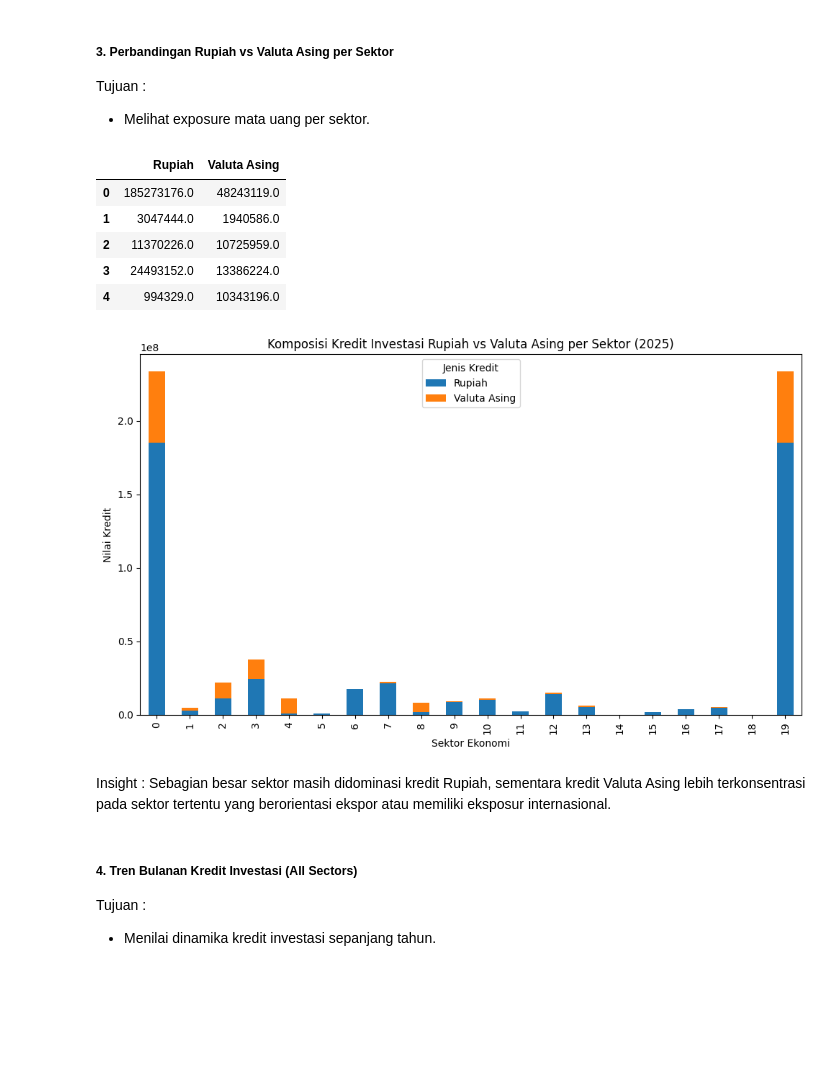
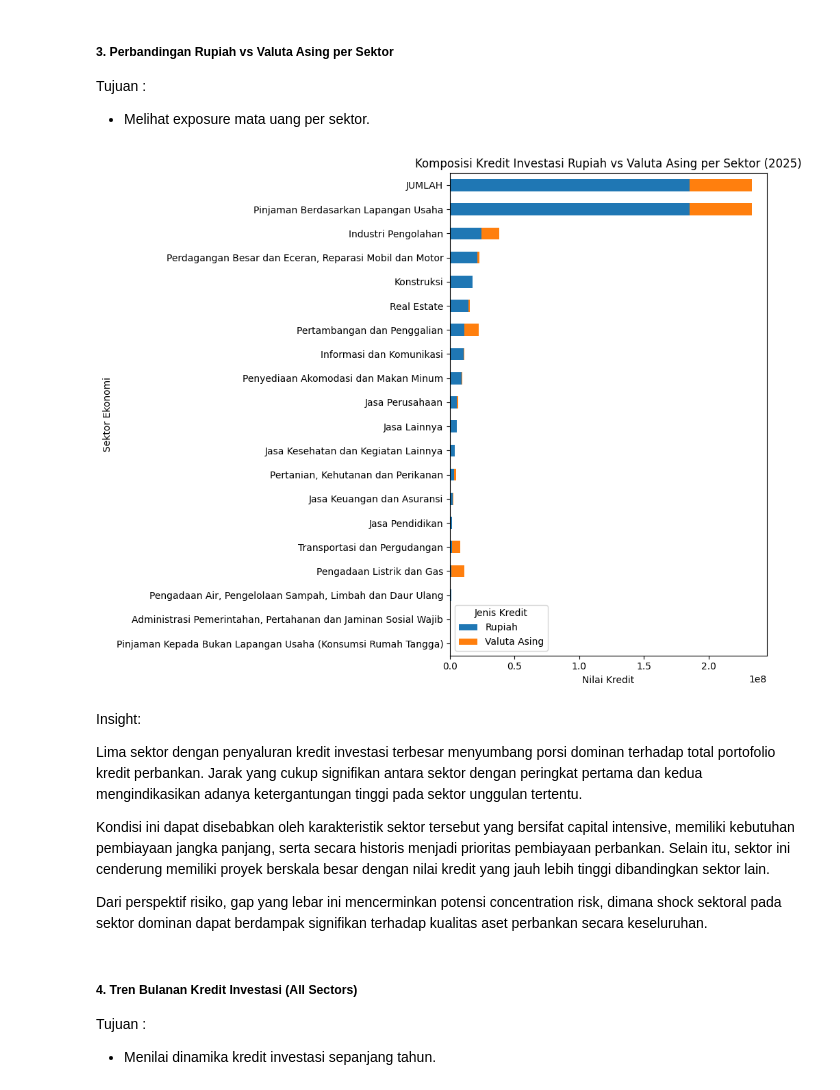
Before and after one commit to RajibKurniawan/banking-credit-sectoral-analysis-2025, a Jupyter notebook: notebook/notebook.ipynb, the cells around one changed output. Drawn from its saved outputs; the diff is of its cells as text; code cells hidden in the pictures; blank space fills up the shorter version.

```diff
--- a/notebook/notebook.ipynb
+++ b/notebook/notebook.ipynb
@@ -325,13 +325,17 @@ Kredit investasi dalam Rupiah memiliki nilai rata-rata dan total yang jauh lebih
 Tujuan:
 - Mengidentifikasi sektor ekonomi dominan.
 # %%
-# Ambil kolom tahunan
-data["Total Kredit"] = (
-    data["2025 Rupiah"]["Tahunan"] + data["2025 Valuta Asing"]["Tahunan"]
+total_kredit = data["2025 Rupiah"]["Tahunan"] + data["2025 Valuta Asing"]["Tahunan"]
+
+sector_total = pd.Series(total_kredit.values, index=data.iloc[:, 0]).sort_values(
+    ascending=True
 )
 
-# Sort sektor berdasarkan total kredit
-sector_total = data[["Total Kredit"]].sort_values(by="Total Kredit", ascending=False)
-
-sector_total.head()
+plt.figure(figsize=(10, 8))
+plt.barh(sector_total.index, sector_total.values)
+plt.title("Total Kredit Investasi per Sektor Ekonomi (2025)")
+plt.xlabel("Nilai Kredit")
+plt.ylabel("Sektor Ekonomi")
+plt.tight_layout()
+plt.show()
 # %% [output]
@@ -370,28 +355,33 @@ currency_comparison = pd.DataFrame(
     }
 )
 
-currency_comparison.head()
+# Set nama sektor sebagai index (string)
+currency_comparison.index = data.iloc[:, 0]
+
+# Urutkan agar visual lebih rapi
+currency_comparison = currency_comparison.sort_values(
+    by=["Rupiah", "Valuta Asing"], ascending=True
+)
-# %% [output]
-|  | Rupiah | Valuta Asing |
-| 0 | 185273176.0 | 48243119.0 |
-| 1 | 3047444.0 | 1940586.0 |
-| 2 | 11370226.0 | 10725959.0 |
-| 3 | 24493152.0 | 13386224.0 |
-| 4 | 994329.0 | 10343196.0 |
 # %%
-# Visualisasi
+# Visualisasi horizontal stacked bar
+currency_comparison.plot(kind="barh", stacked=True, figsize=(10, 8))
 
-currency_comparison.plot(kind="bar", stacked=True, figsize=(10, 6))
 plt.title("Komposisi Kredit Investasi Rupiah vs Valuta Asing per Sektor (2025)")
-plt.xlabel("Sektor Ekonomi")
-plt.ylabel("Nilai Kredit")
+plt.xlabel("Nilai Kredit")
+plt.ylabel("Sektor Ekonomi")
 plt.legend(title="Jenis Kredit")
 plt.tight_layout()
 plt.show()
 # %% [output]
-[figure, old version]
+[figure, new version]
 # %% [markdown]
-Insight : Sebagian besar sektor masih didominasi kredit Rupiah, sementara kredit Valuta Asing lebih terkonsentrasi pada sektor tertentu yang berorientasi ekspor atau memiliki eksposur internasional.
+Insight:
+
+Lima sektor dengan penyaluran kredit investasi terbesar menyumbang porsi dominan terhadap total portofolio kredit perbankan. Jarak yang cukup signifikan antara sektor dengan peringkat pertama dan kedua mengindikasikan adanya ketergantungan tinggi pada sektor unggulan tertentu.
+
+Kondisi ini dapat disebabkan oleh karakteristik sektor tersebut yang bersifat capital intensive, memiliki kebutuhan pembiayaan jangka panjang, serta secara historis menjadi prioritas pembiayaan perbankan. Selain itu, sektor ini cenderung memiliki proyek berskala besar dengan nilai kredit yang jauh lebih tinggi dibandingkan sektor lain.
+
+Dari perspektif risiko, gap yang lebar ini mencerminkan potensi concentration risk, dimana shock sektoral pada sektor dominan dapat berdampak signifikan terhadap kualitas aset perbankan secara keseluruhan.
 # %% [markdown]
 ##### 4. Tren Bulanan Kredit Investasi (All Sectors)
 Tujuan :
```
Also changed, not shown: parts of 3 cells of this notebook.
